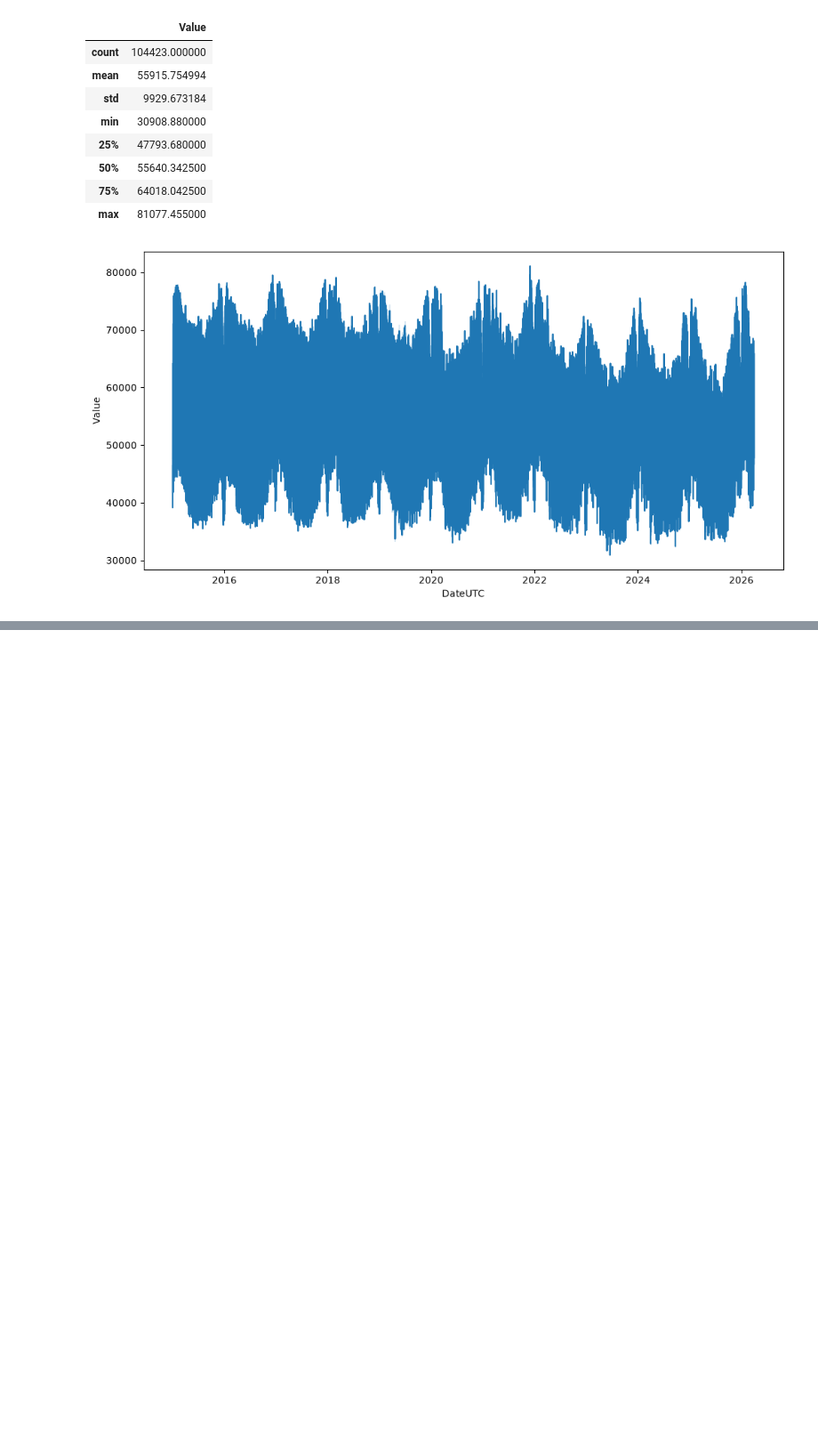
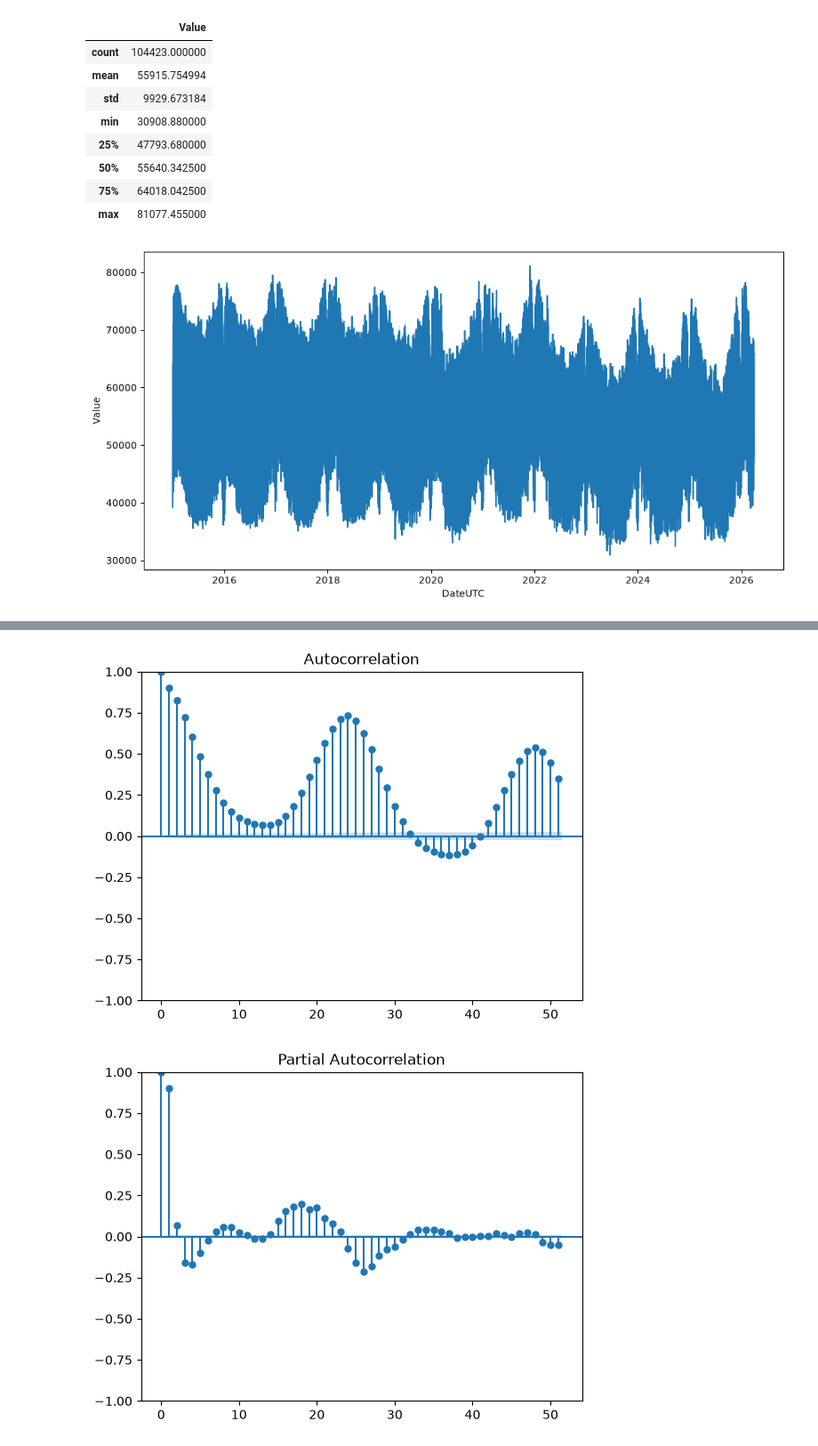
Before and after one commit to timo183/Time-Series-BA, a Jupyter notebook: eda/eda.ipynb, the cells around one changed output, grey strips where cells are left out. Shown at 89% size. Saved outputs shown, nothing was run; the diff lists cells and outputs as text; code cells hidden in the pictures; blank space fills up the shorter version.

```diff
--- a/eda/eda.ipynb
+++ b/eda/eda.ipynb
@@ -29,0 +78,5 @@ plt.show()
+# %%
+identifying_model_parameters(df["Value"])
+# %% [output]
+[figure, added]
+[figure, added]
```
Also changed, not shown: parts of 7 cells of this notebook, 3 other files.
